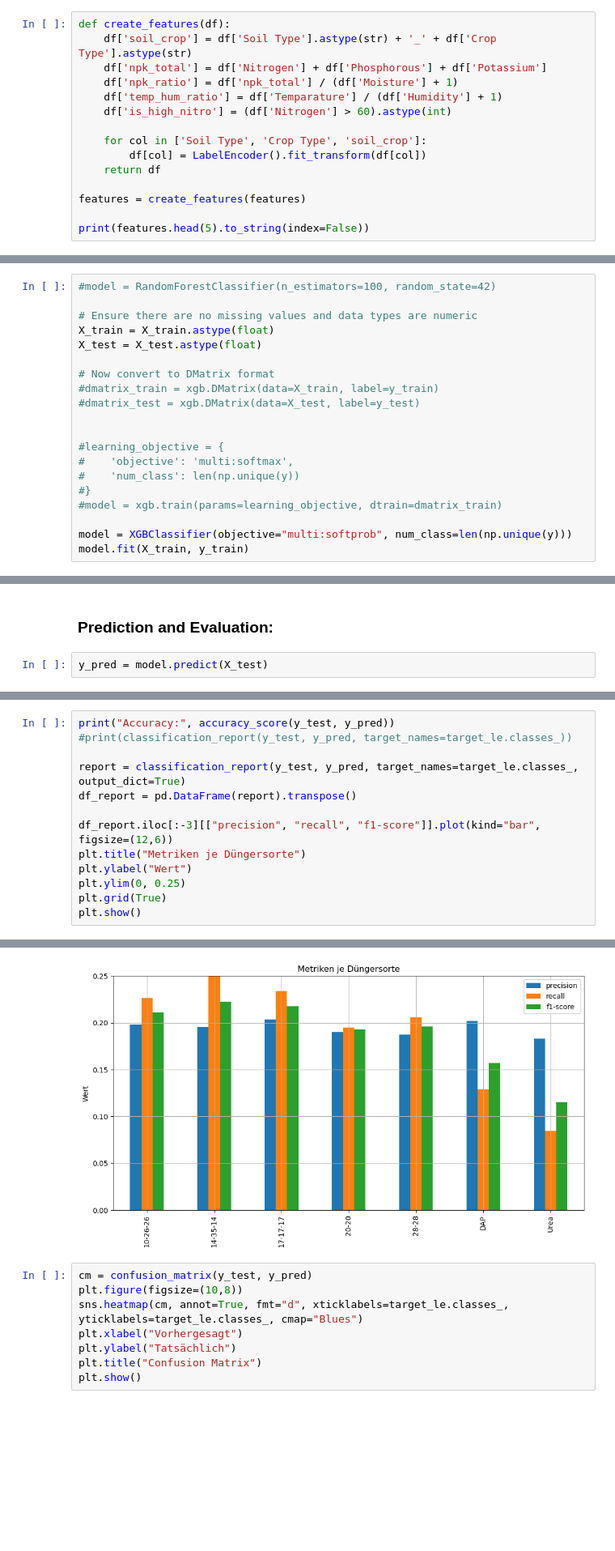
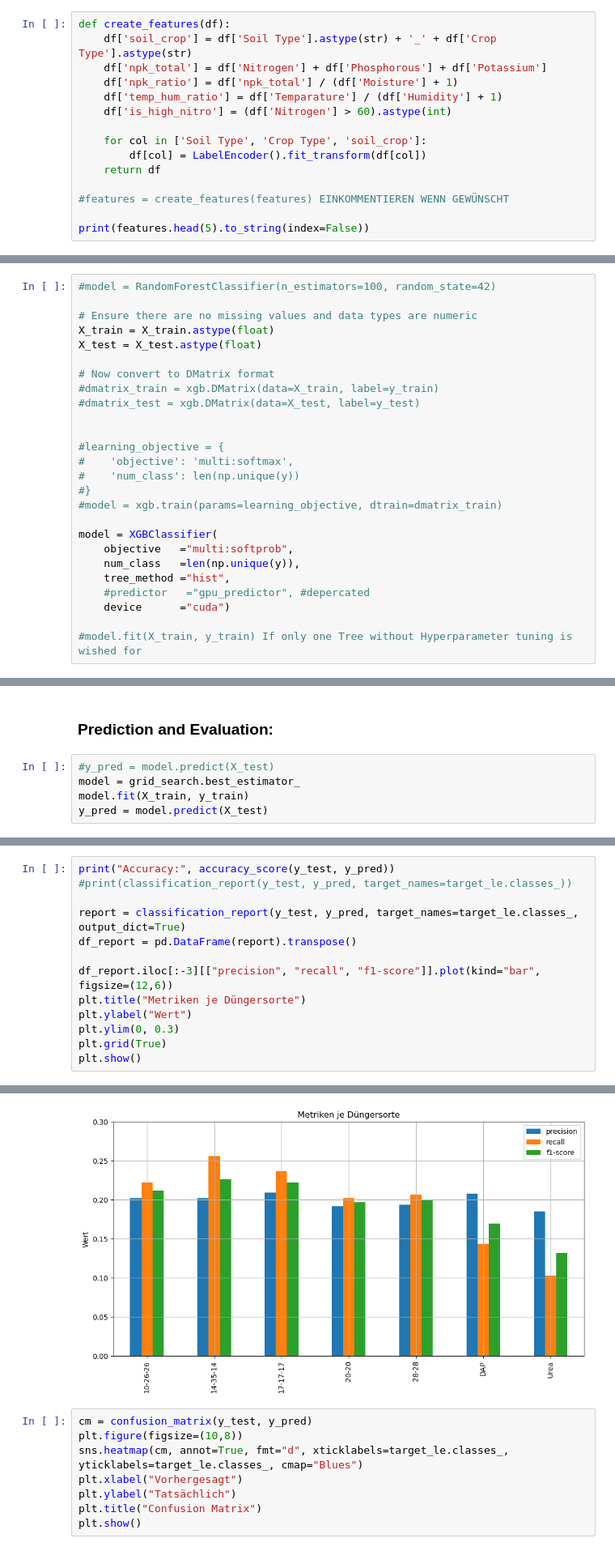
Before and after one commit to PinkRhino/AI-Predicting-Optimal-Fertilizers-Kaggle, a Jupyter notebook: Predicting_Optimal_Fertilizers.ipynb, the cells around one changed output, grey strips where cells are left out. Shown at 81% size. Saved outputs shown, nothing was run; the diff lists cells and outputs as text; blank space fills up the shorter version.

Commit message:
Hyperparameter tuning with GridSearch. Accuracy: 0.19976

```diff
--- a/Predicting_Optimal_Fertilizers.ipynb
+++ b/Predicting_Optimal_Fertilizers.ipynb
@@ -113,7 +132,7 @@ def create_features(df):
         df[col] = LabelEncoder().fit_transform(df[col])
     return df
 
-features = create_features(features)
+#features = create_features(features) EINKOMMENTIEREN WENN GEWÜNSCHT
 
 print(features.head(5).to_string(index=False))
 # %% [output]
@@ -165,5 +184,11 @@ X_test = X_test.astype(float)
 #}
 #model = xgb.train(params=learning_objective, dtrain=dmatrix_train)
 
-model = XGBClassifier(objective="multi:softprob", num_class=len(np.unique(y)))
-model.fit(X_train, y_train)
+model = XGBClassifier(
+    objective   ="multi:softprob",
+    num_class   =len(np.unique(y)),
+    tree_method ="hist",
+    #predictor   ="gpu_predictor", #depercated
+    device      ="cuda")
+
+#model.fit(X_train, y_train) If only one Tree without Hyperparameter tuning is wished for
@@ -182,6 +259,9 @@ XGBClassifier(base_score=None, booster=None, callbacks=None,
 # %% [markdown]
 ### Prediction and Evaluation:
 # %%
+#y_pred = model.predict(X_test)
+model = grid_search.best_estimator_
+model.fit(X_train, y_train)
 y_pred = model.predict(X_test)
 # %%
 plt.figure(figsize=(12, 8))
@@ -201,7 +281,7 @@ df_report = pd.DataFrame(report).transpose()
 df_report.iloc[:-3][["precision", "recall", "f1-score"]].plot(kind="bar", figsize=(12,6))
 plt.title("Metriken je Düngersorte")
 plt.ylabel("Wert")
-plt.ylim(0, 0.25)
+plt.ylim(0, 0.3)
 plt.grid(True)
 plt.show()
 # %% [output]
@@ -209,4 +289,4 @@ Accuracy: 0.195
-[figure, old version]
+[figure, new version]
 # %%
 cm = confusion_matrix(y_test, y_pred)
 plt.figure(figsize=(10,8))
```
Also changed, not shown: parts of 12 cells of this notebook.
